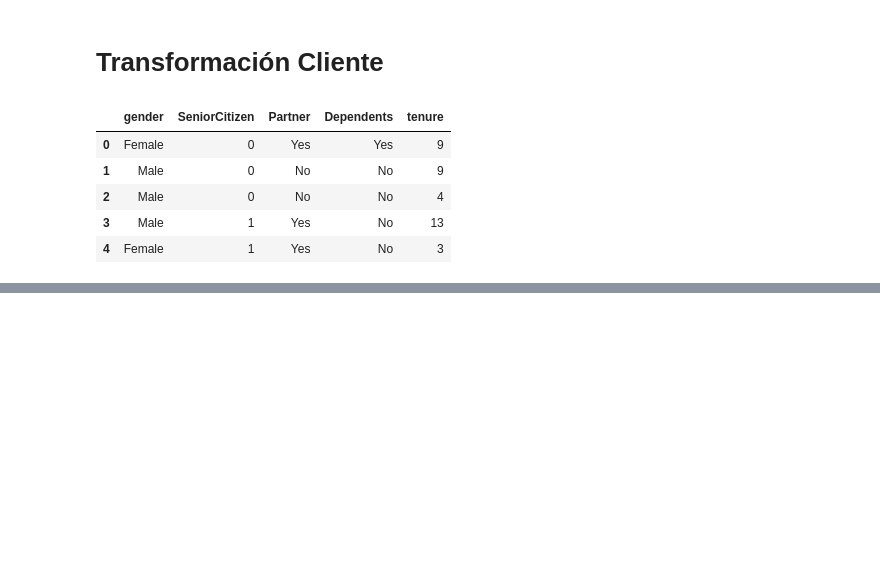
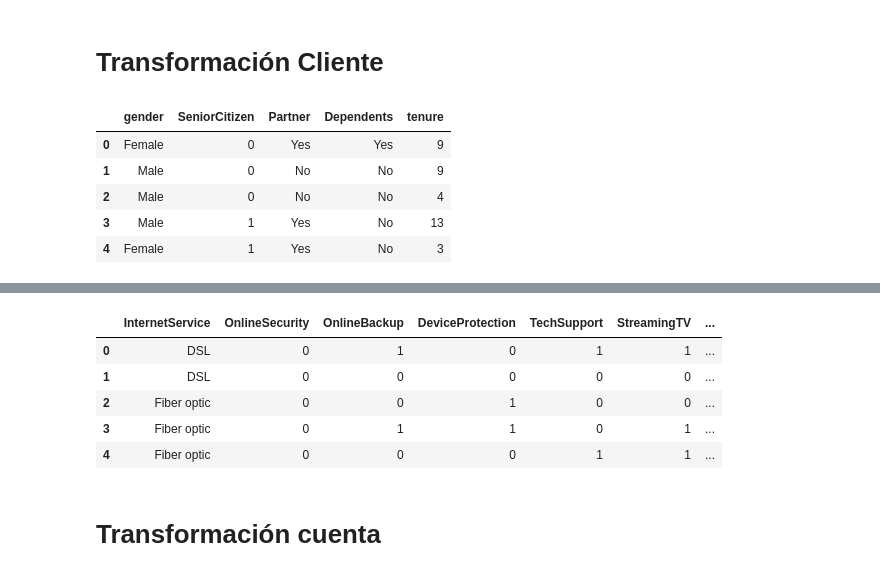
Before and after one commit to clavandera/TelecomX, a Jupyter notebook: ChallengeTelecom.ipynb, the cells around one changed output, grey strips where cells are left out. Cells and saved outputs as stored; diff of their text form; code cells hidden in the pictures; blank space fills up the shorter version.

```diff
--- a/ChallengeTelecom.ipynb
+++ b/ChallengeTelecom.ipynb
@@ -54,0 +158,14 @@ cliente.head()
+# %%
+columnas = ['OnlineSecurity', 'OnlineBackup', 'DeviceProtection', 'TechSupport', 'StreamingTV', 'StreamingMovies']
+internet[columnas]=internet[columnas].apply(lambda x:x.map({'Yes':1,'No':0,'No internet service':0}))
+# %%
+internet.head()
+# %% [output]
+|  | InternetService | OnlineSecurity | OnlineBackup | DeviceProtection | TechSupport | StreamingTV | ... |
+| 0 | DSL | 0 | 1 | 0 | 1 | 1 | ... |
+| 1 | DSL | 0 | 0 | 0 | 0 | 0 | ... |
+| 2 | Fiber optic | 0 | 0 | 1 | 0 | 0 | ... |
+| 3 | Fiber optic | 0 | 1 | 1 | 0 | 1 | ... |
+| 4 | Fiber optic | 0 | 0 | 0 | 1 | 1 | ... |
+# %% [markdown]
+# Transformación cuenta
```
Also changed, not shown: parts of 32 cells of this notebook.
